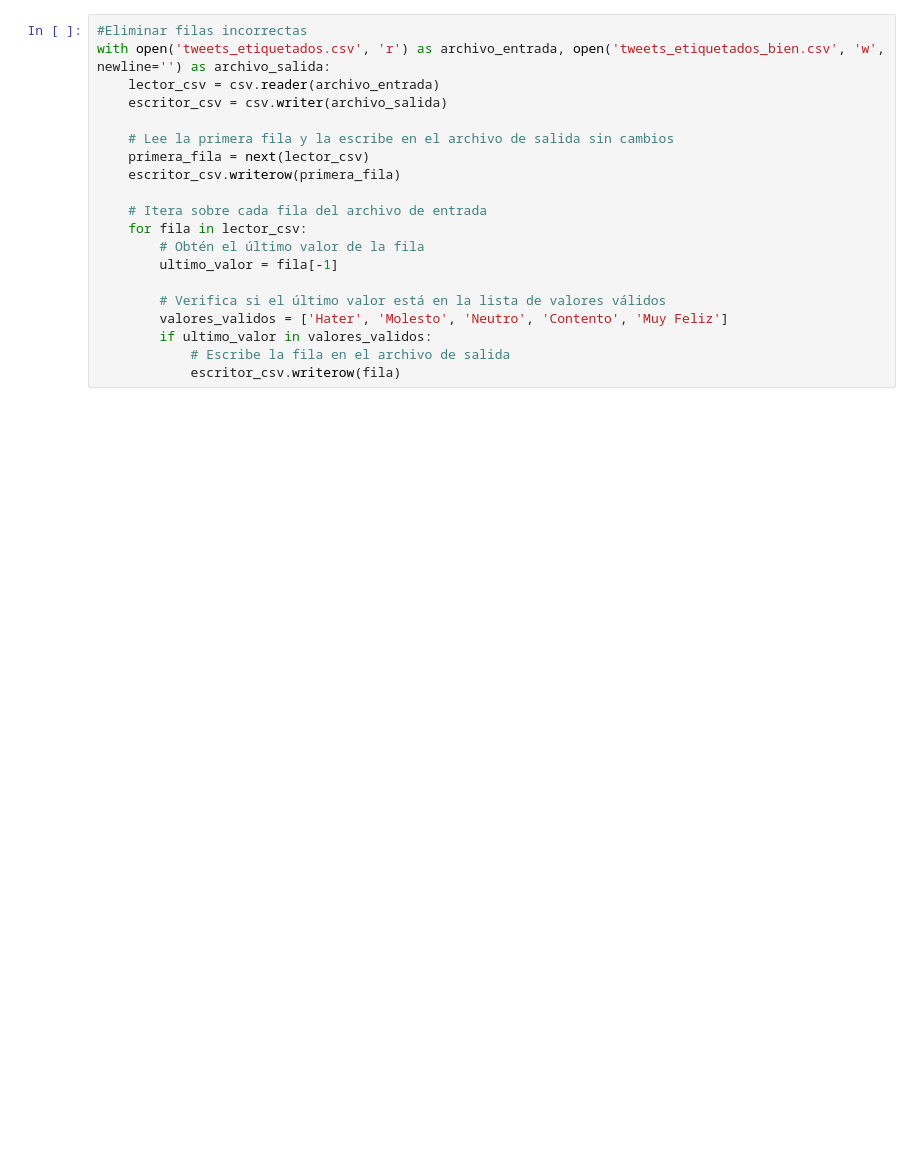
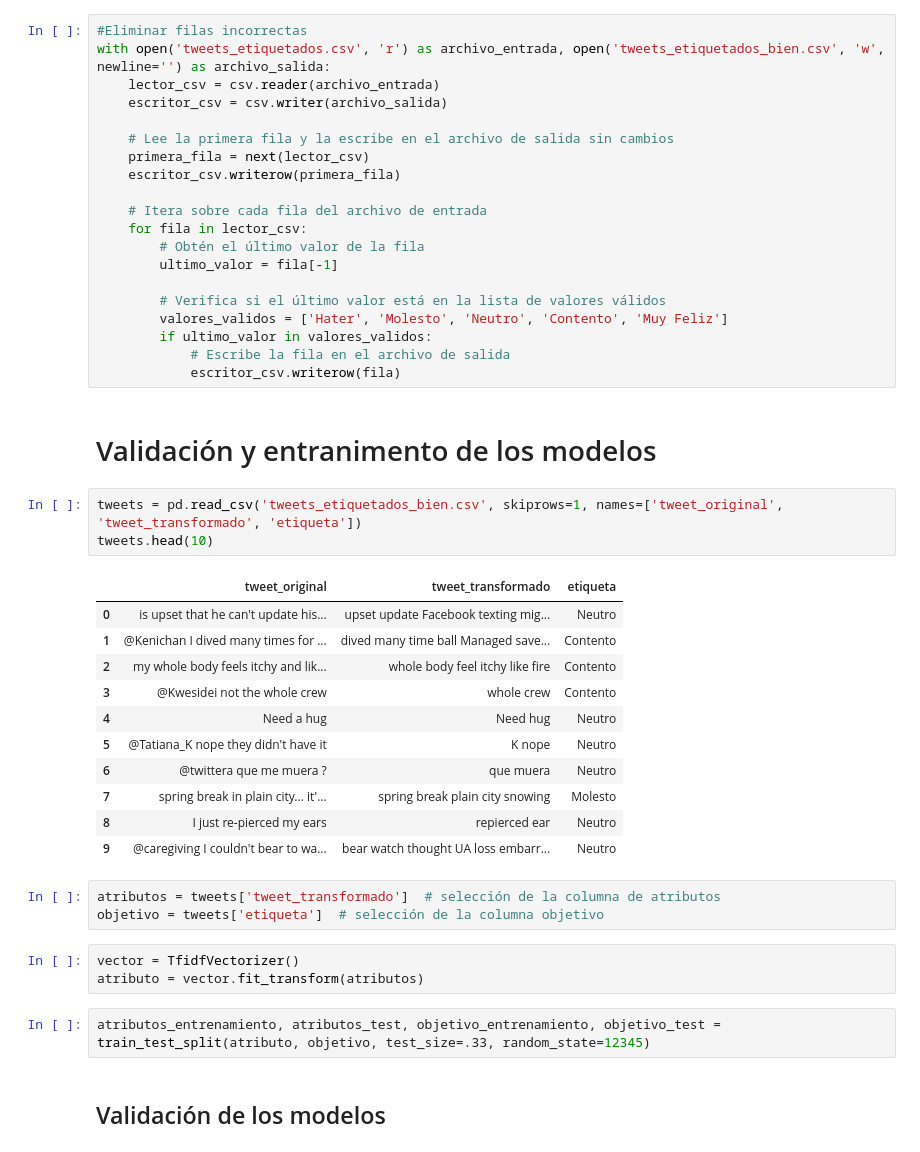
Before and after one commit to Antonio23337/Analisis-Sentimientos, a Jupyter notebook: recopilar_tweets.ipynb, the cells around one changed output. Cells and saved outputs as stored; diff of their text form; blank space fills up the shorter version.

```diff
--- a/recopilar_tweets.ipynb
+++ b/recopilar_tweets.ipynb
@@ -253,3 +261,30 @@ with open('tweets_etiquetados.csv', 'r') as archivo_entrada, open('tweets_etique
         if ultimo_valor in valores_validos:
             # Escribe la fila en el archivo de salida
             escritor_csv.writerow(fila)
+# %% [markdown]
+# Validación y entranimento de los modelos
+# %%
+tweets = pd.read_csv('tweets_etiquetados_bien.csv', skiprows=1, names=['tweet_original', 'tweet_transformado', 'etiqueta'])
+tweets.head(10)
+# %% [output]
+|  | tweet_original | tweet_transformado | etiqueta |
+| 0 | is upset that he can't update his... | upset update Facebook texting mig... | Neutro |
+| 1 | @Kenichan I dived many times for ... | dived many time ball Managed save... | Contento |
+| 2 | my whole body feels itchy and lik... | whole body feel itchy like fire | Contento |
+| 3 | @Kwesidei not the whole crew | whole crew | Contento |
+| 4 | Need a hug | Need hug | Neutro |
+| 5 | @Tatiana_K nope they didn't have it | K nope | Neutro |
+| 6 | @twittera que me muera ? | que muera | Neutro |
+| 7 | spring break in plain city... it'... | spring break plain city snowing | Molesto |
+| 8 | I just re-pierced my ears | repierced ear | Neutro |
+| 9 | @caregiving I couldn't bear to wa... | bear watch thought UA loss embarr... | Neutro |
+# %%
+atributos = tweets['tweet_transformado']  # selección de la columna de atributos
+objetivo = tweets['etiqueta']  # selección de la columna objetivo
+# %%
+vector = TfidfVectorizer()
+atributo = vector.fit_transform(atributos)
+# %%
+atributos_entrenamiento, atributos_test, objetivo_entrenamiento, objetivo_test = train_test_split(atributo, objetivo, test_size=.33, random_state=12345)
+# %% [markdown]
+## Validación de los modelos
```
Also changed, not shown: parts of 14 cells of this notebook.
